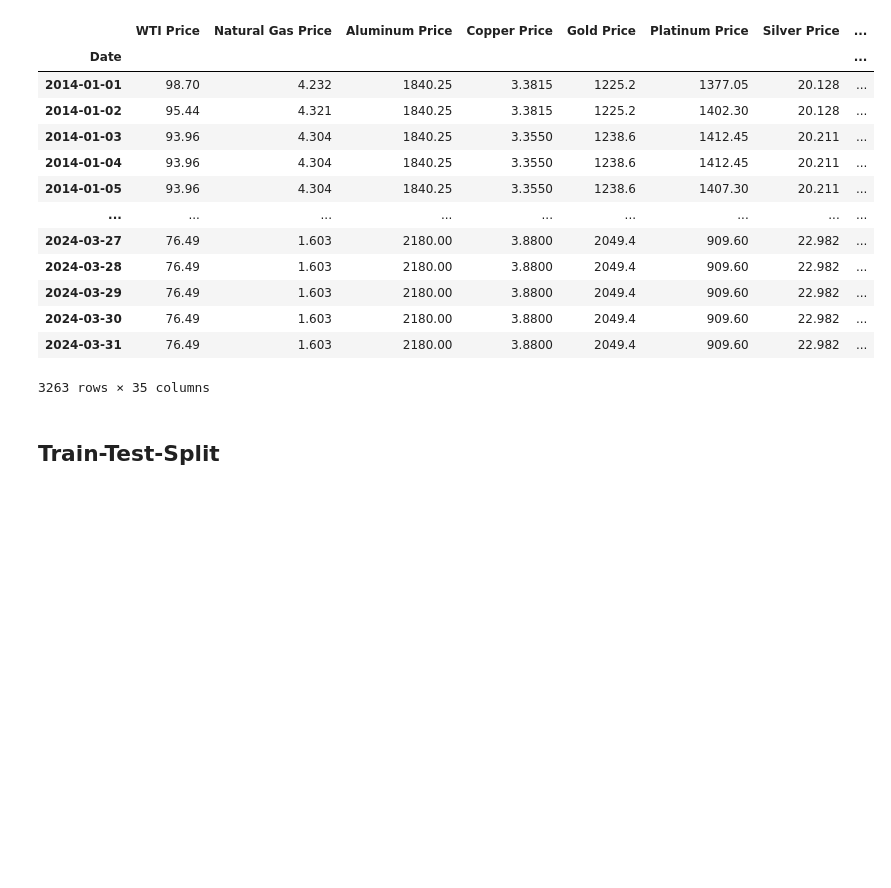
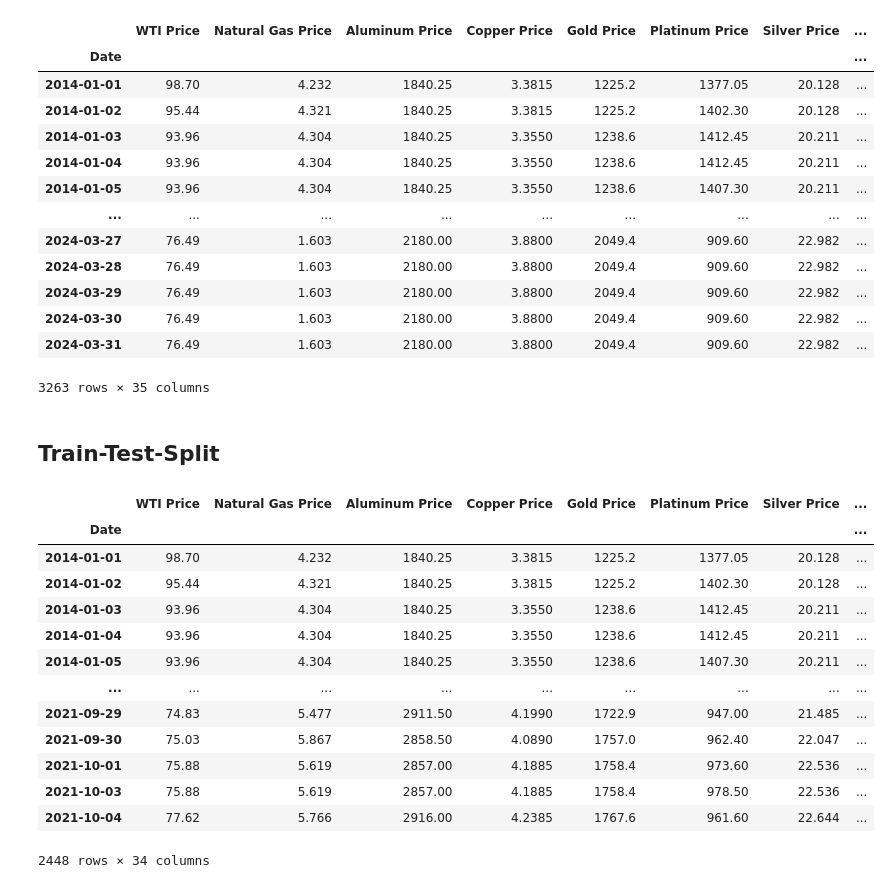
Before and after one commit to kennethpwall1/LHL-Final-Final-Project-Stock-Price-Prediction, a Jupyter notebook: notebooks/2 - EDA.ipynb, the cells around one changed output. Saved outputs shown, nothing was run; the diff lists cells and outputs as text; code cells hidden in the pictures; blank space fills up the shorter version.

```diff
--- a/notebooks/2 - EDA.ipynb
+++ b/notebooks/2 - EDA.ipynb
@@ -68,8 +67,29 @@ df
 # %%
 X = df.drop(columns=['Index Up'])
 y = df['Index Up']
-# %%
-X_train, X_test, y_train, y_test = train_test_split(X, y, test_size=0.2, random_state=42)
+# %%
+tss = TimeSeriesSplit(n_splits=3)
+# %%
+for train_index, test_index in tss.split(X):
+    X_train, X_test = X.iloc[train_index, :], X.iloc[test_index,:]
+    y_train, y_test = y.iloc[train_index], y.iloc[test_index]
+# %%
+X_train
+# %% [output]
+|  | WTI Price | Natural Gas Price | Aluminum Price | Copper Price | Gold Price | Platinum Price | Silver Price | ... |
+| Date |  |  |  |  |  |  |  | ... |
+| 2014-01-01 | 98.70 | 4.232 | 1840.25 | 3.3815 | 1225.2 | 1377.05 | 20.128 | ... |
+| 2014-01-02 | 95.44 | 4.321 | 1840.25 | 3.3815 | 1225.2 | 1402.30 | 20.128 | ... |
+| 2014-01-03 | 93.96 | 4.304 | 1840.25 | 3.3550 | 1238.6 | 1412.45 | 20.211 | ... |
+| 2014-01-04 | 93.96 | 4.304 | 1840.25 | 3.3550 | 1238.6 | 1412.45 | 20.211 | ... |
+| 2014-01-05 | 93.96 | 4.304 | 1840.25 | 3.3550 | 1238.6 | 1407.30 | 20.211 | ... |
+| ... | ... | ... | ... | ... | ... | ... | ... | ... |
+| 2021-09-29 | 74.83 | 5.477 | 2911.50 | 4.1990 | 1722.9 | 947.00 | 21.485 | ... |
+| 2021-09-30 | 75.03 | 5.867 | 2858.50 | 4.0890 | 1757.0 | 962.40 | 22.047 | ... |
+| 2021-10-01 | 75.88 | 5.619 | 2857.00 | 4.1885 | 1758.4 | 973.60 | 22.536 | ... |
+| 2021-10-03 | 75.88 | 5.619 | 2857.00 | 4.1885 | 1758.4 | 978.50 | 22.536 | ... |
+| 2021-10-04 | 77.62 | 5.766 | 2916.00 | 4.2385 | 1767.6 | 961.60 | 22.644 | ... |
+2448 rows × 34 columns
 # %%
 scaler = StandardScaler()
 
```
Also changed, not shown: parts of 2 cells of this notebook, 1 other file.
